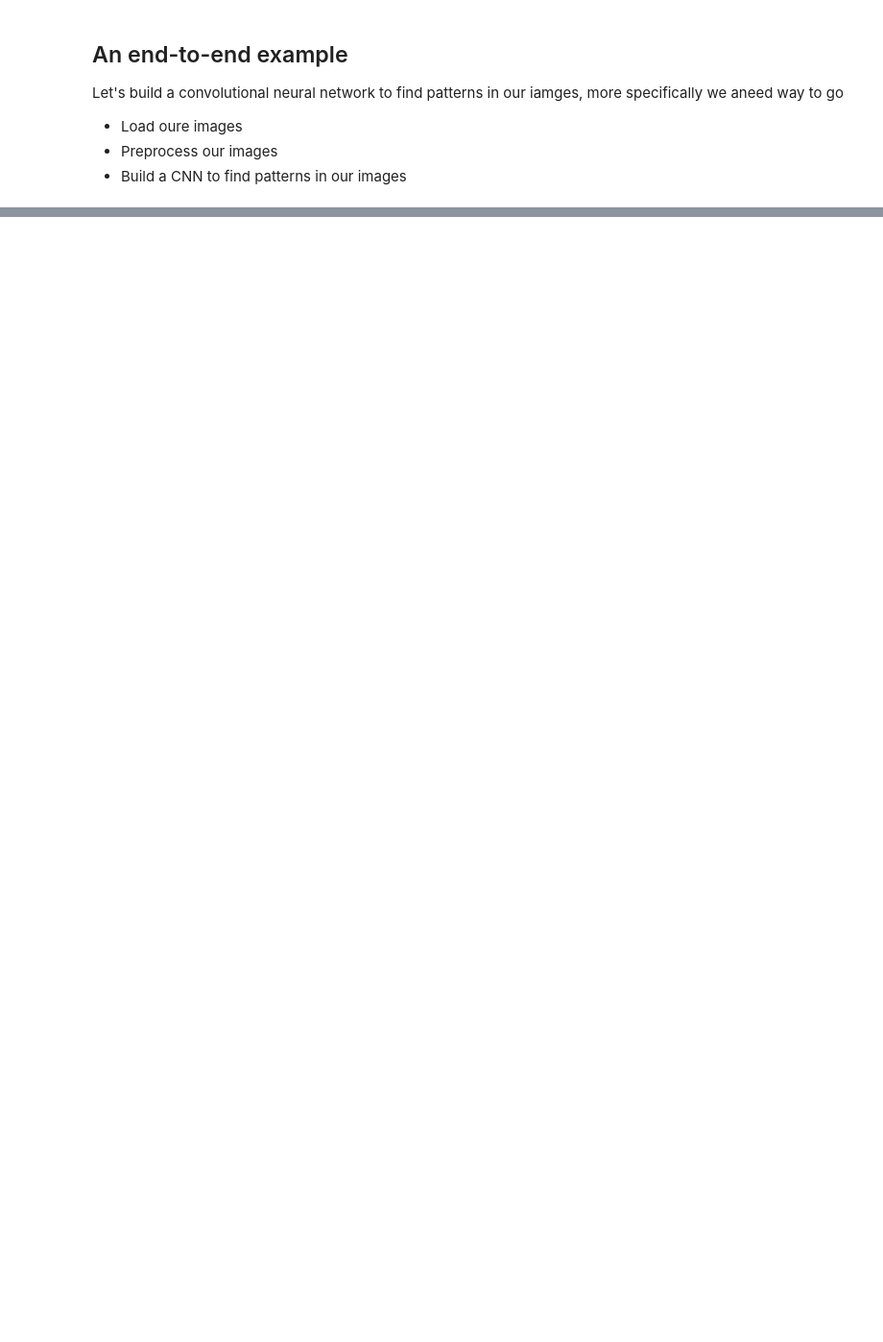
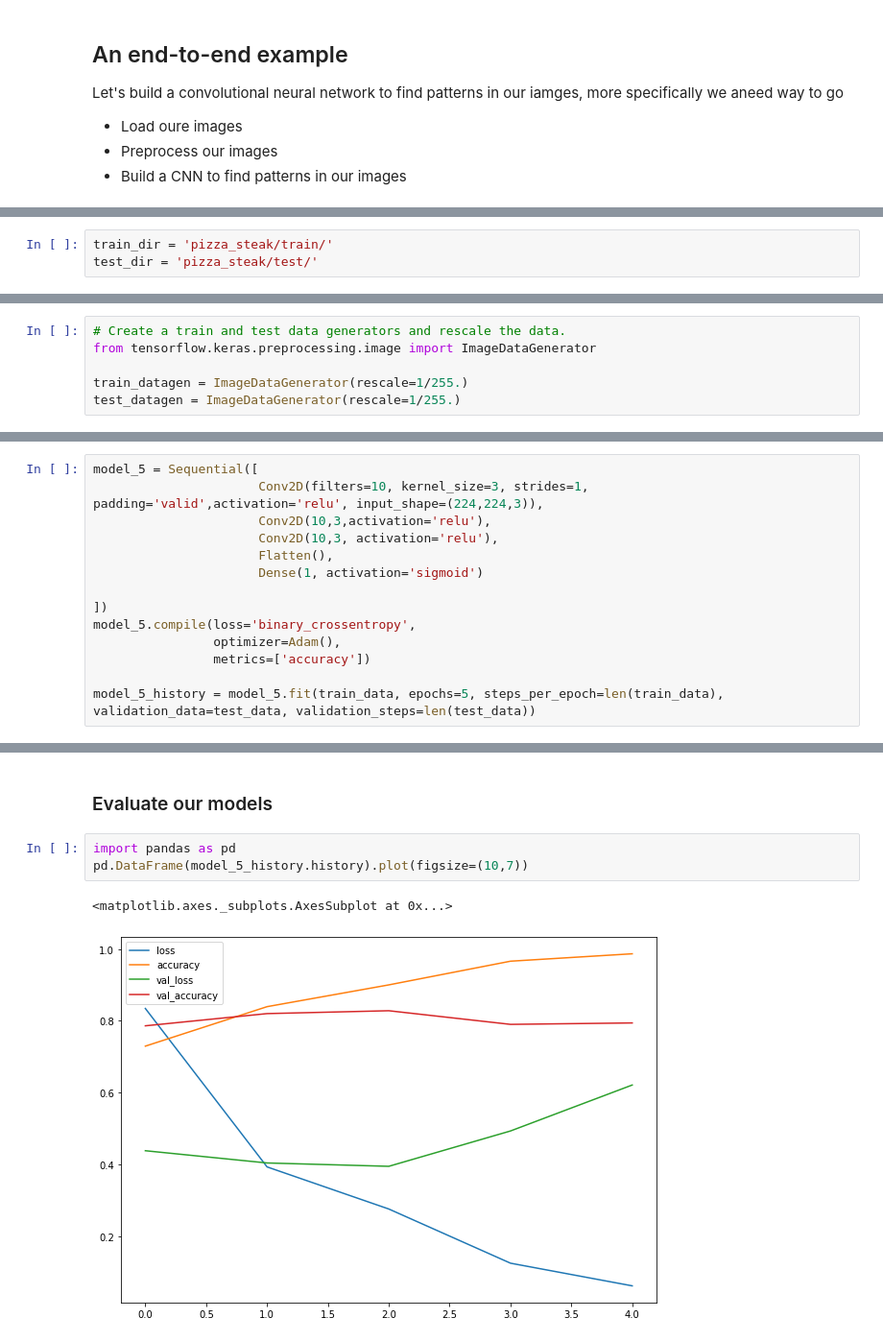
Before and after one commit to MCygert/preparing_for_tensorflow_certificate, a Jupyter notebook: 03_computer_vision.ipynb, the cells around one changed output, grey strips where cells are left out. Shown at 96% size. Drawn from its saved outputs; the diff is of its cells as text; blank space fills up the shorter version.

```diff
--- a/03_computer_vision.ipynb
+++ b/03_computer_vision.ipynb
@@ -162,0 +364,3 @@ Epoch 3/5
+# %%
+train_dir = 'pizza_steak/train/'
+test_dir = 'pizza_steak/test/'
@@ -162,0 +369,6 @@ Epoch 3/5
+# %%
+# Create a train and test data generators and rescale the data.
+from tensorflow.keras.preprocessing.image import ImageDataGenerator
+
+train_datagen = ImageDataGenerator(rescale=1/255.)
+test_datagen = ImageDataGenerator(rescale=1/255.)
@@ -162,0 +413,14 @@ Epoch 3/5
+# %%
+model_5 = Sequential([
+                      Conv2D(filters=10, kernel_size=3, strides=1, padding='valid',activation='relu', input_shape=(224,224,3)),
+                      Conv2D(10,3,activation='relu'),
+                      Conv2D(10,3, activation='relu'),
+                      Flatten(),
+                      Dense(1, activation='sigmoid')
+
+])
+model_5.compile(loss='binary_crossentropy',
+                optimizer=Adam(),
+                metrics=['accuracy'])
+
+model_5_history = model_5.fit(train_data, epochs=5, steps_per_epoch=len(train_data), validation_data=test_data, validation_steps=len(test_data))
@@ -162,0 +438,8 @@ Epoch 3/5
+# %% [markdown]
+### Evaluate our models
+# %%
+import pandas as pd
+pd.DataFrame(model_5_history.history).plot(figsize=(10,7))
+# %% [output]
+<matplotlib.axes._subplots.AxesSubplot at 0x...>
+[figure, added]
```
Also changed, not shown: parts of 28 cells of this notebook.
